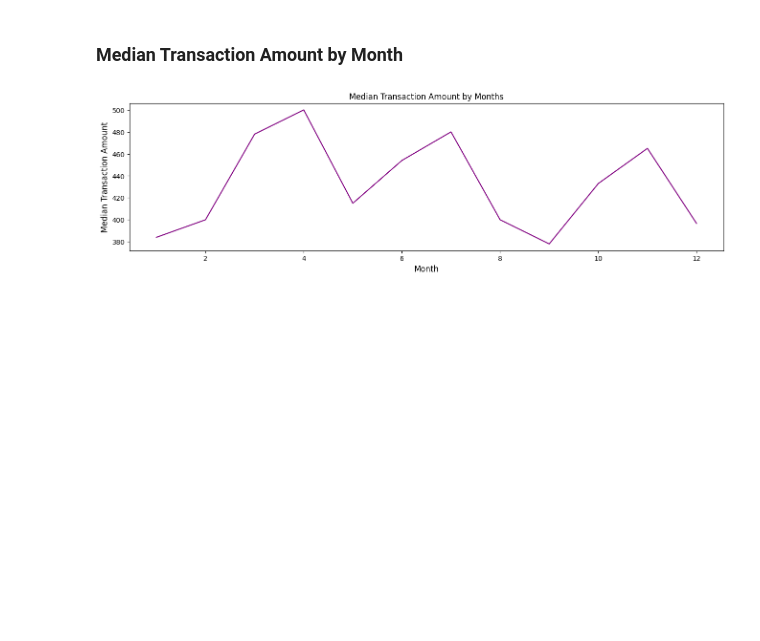
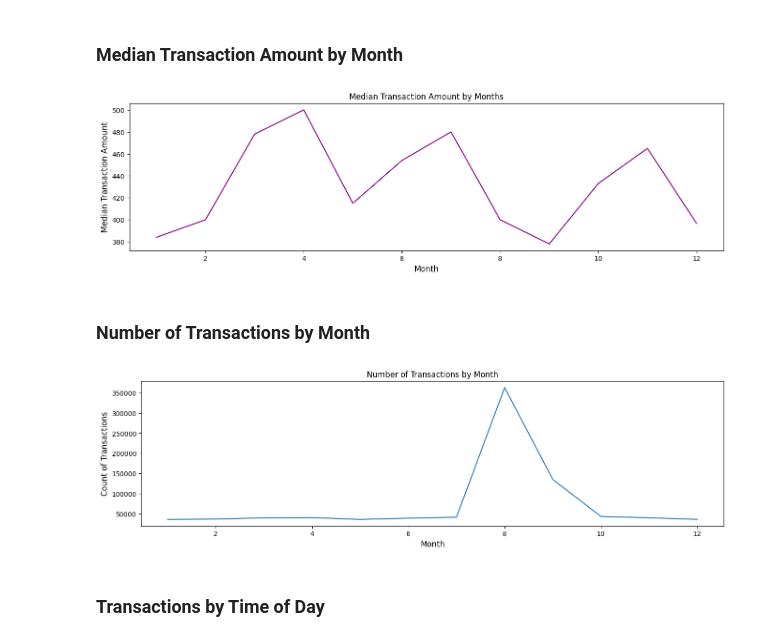
Before and after one commit to manikrishna-m/Bank_Customer_Segmentation, a Jupyter notebook: Customer_Segmentation.ipynb, the cells around one changed output. Cells and saved outputs as stored; diff of their text form; code cells hidden in the pictures; blank space fills up the shorter version.

Commit message:
Performed data analysis on the Bank Transaction data

```diff
--- a/Customer_Segmentation.ipynb
+++ b/Customer_Segmentation.ipynb
@@ -410,3 +409,18 @@ plt.yticks(color='black', fontsize=10)
 plt.show()
 # %% [output]
 [figure]
+# %% [markdown]
+### Number of Transactions by Month
+# %%
+plt.figure(figsize=(16,4))
+monthly_transactions['TransactionAmount (INR)','count'].plot(kind='line')
+plt.title('Number of Transactions by Month')
+plt.xlabel('Month', fontsize=12)
+plt.ylabel('Count of Transactions', fontsize=12)
+plt.xticks(fontsize=10)
+plt.yticks(fontsize=10)
+plt.show()
+# %% [output]
+[figure, added]
+# %% [markdown]
+### Transactions by Time of Day
```
Also changed, not shown: parts of 42 cells of this notebook.
